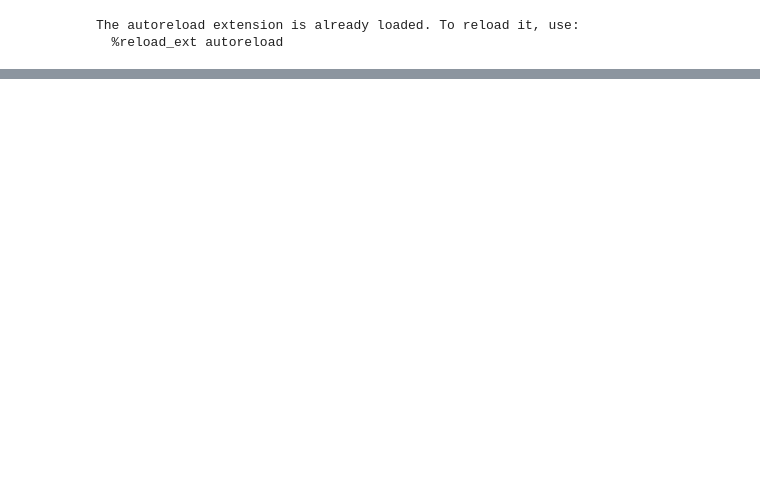
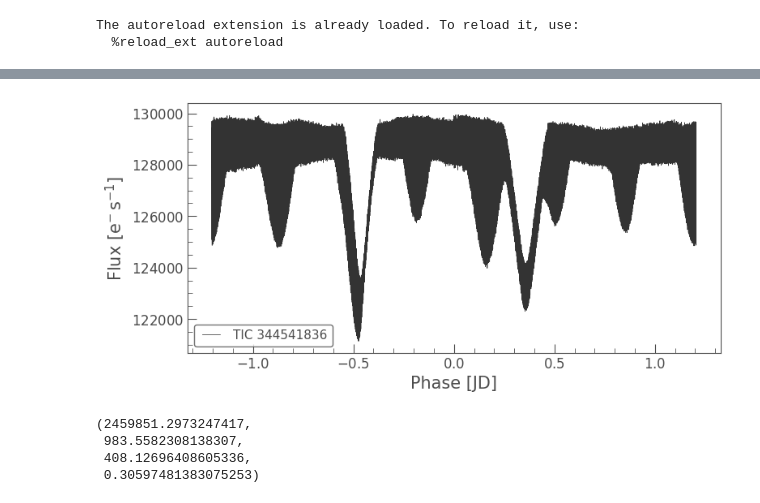
Before and after one commit to CvillePaul/Work, a Jupyter notebook: Observation/APO/2025-06-11 APO Observing 2025-08-08/APO Observing 2025-08-08.ipynb, the cells around one changed output, grey strips where cells are left out. Drawn from its saved outputs; the diff is of its cells as text; code cells hidden in the pictures; blank space fills up the shorter version.

```diff
--- a/Observation/APO/2025-06-11 APO Observing 2025-08-08/APO Observing 2025-08-08.ipynb
+++ b/Observation/APO/2025-06-11 APO Observing 2025-08-08/APO Observing 2025-08-08.ipynb
@@ -118,0 +223,25 @@ html.render_observing_pages(tl, pl, {}, "../../../../Observing Files/APO Observi
+# %%
+import astropy.units as u
+import matplotlib.pyplot as plt
+
+# lc.plot()
+lc.fold(period=2.409932 * u.day).plot()
+# lc.fold(period=2.755276 * u.day).plot()
+plt.show()
+# %% [output]
+[figure, added]
+# %%
+from astropy.time import Time
+
+t_obs = Time("2025-06-08 08:32:00", format="iso")
+period = 2.409932
+t_new = Time(lc.to_pandas()["flux"].idxmin() + 2457000, format="jd")
+delta = t_obs - t_new
+periods = (delta.jd / period)
+hours = periods % 1 * period
+t_new.jd, delta.jd, periods, hours
+# %% [output]
+(2459851.2973247417,
+ 983.5582308138307,
+ 408.12696408605336,
+ 0.30597481383075253)
```
Also changed, not shown: parts of 8 cells of this notebook.
